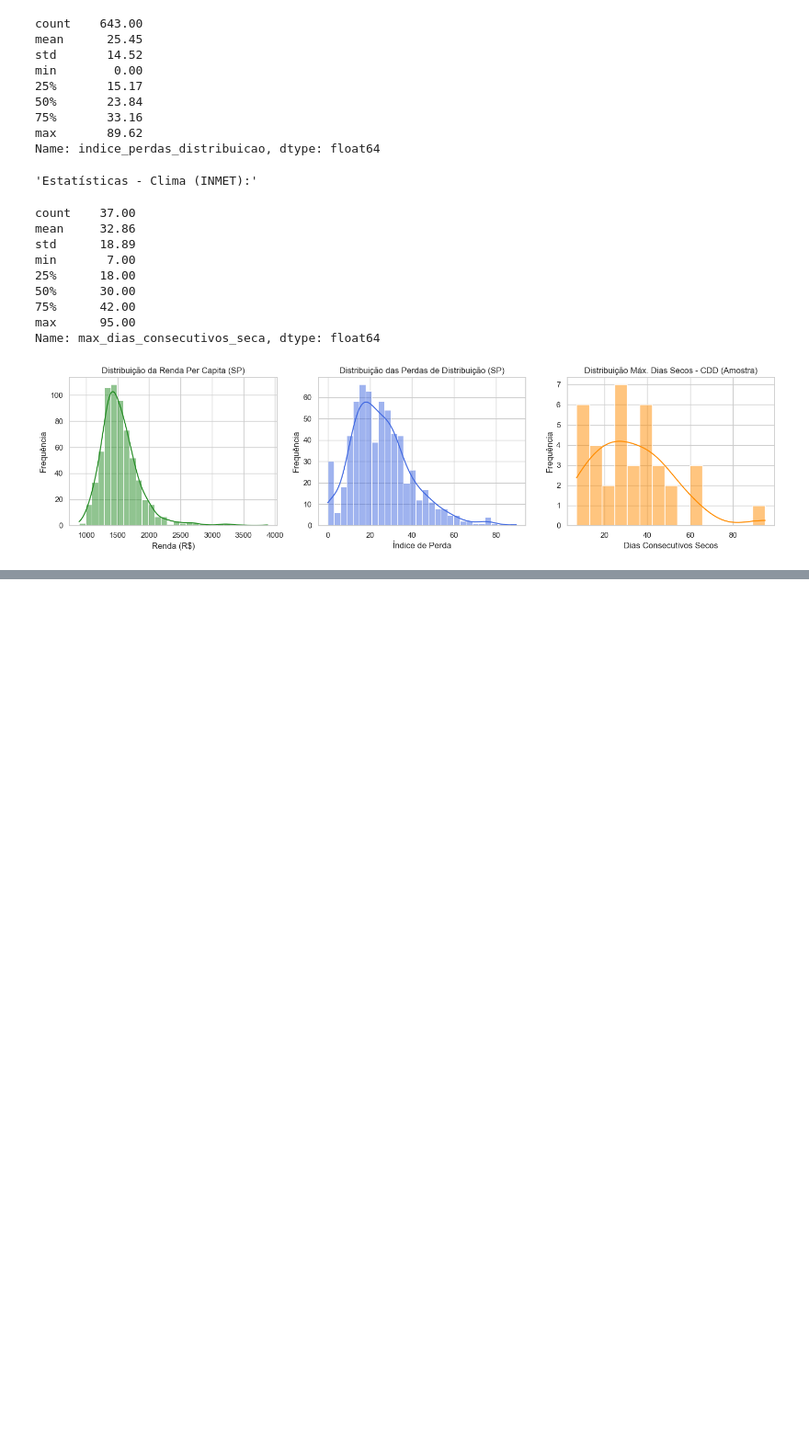
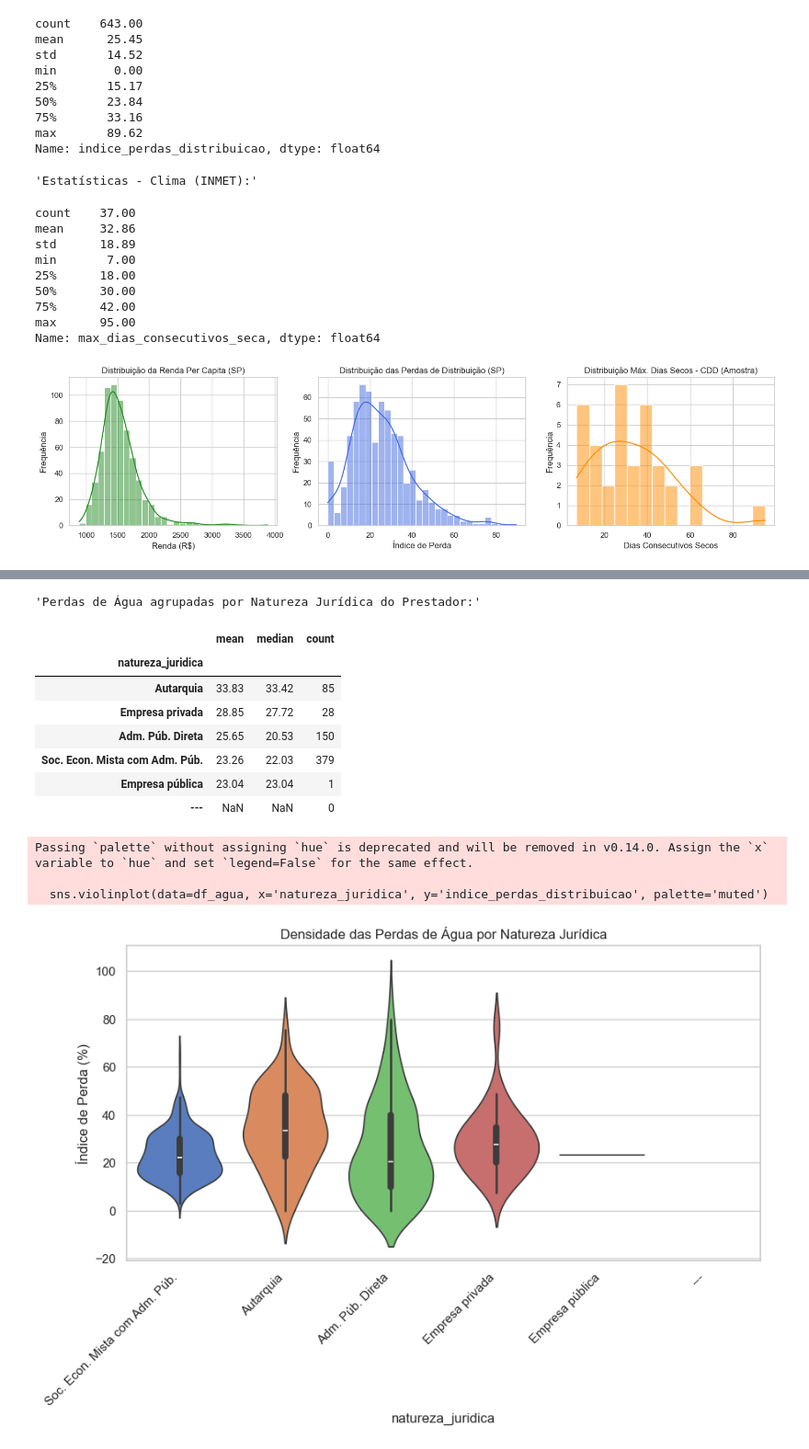
Before and after one commit to DuAlmeida995/clusterizacao-urbana, a Jupyter notebook: dados/tratamento.ipynb, the cells around one changed output, grey strips where cells are left out. Shown at 92% size. Cells and saved outputs as stored; diff of their text form; code cells hidden in the pictures; blank space fills up the shorter version.

Commit message:
feat: novos testes de analise exploratoria

```diff
--- a/dados/tratamento.ipynb
+++ b/dados/tratamento.ipynb
@@ -284,0 +335,34 @@ Name: max_dias_consecutivos_seca, dtype: float64
+# %%
+mapeamento_juridico = {
+    'Soc. Econ. Mista': 'Soc. Econ. Mista com Adm. Púb.', # Pega o valor atual e altera para o novo
+    'Administração pública direta': 'Adm. Púb. Direta'
+}
+
+df_agua['natureza_juridica'] = df_agua['natureza_juridica'].replace(mapeamento_juridico)
+# %%
+
+# Analisando a perda média de água pelo tipo de Natureza Jurídica do prestador
+agrupamento_juridico = df_agua.groupby('natureza_juridica')['indice_perdas_distribuicao'].agg(['mean', 'median', 'count']).sort_values(by='mean', ascending=False)
+display("Perdas de Água agrupadas por Natureza Jurídica do Prestador:", agrupamento_juridico.round(2))
+
+# Gráfico de violino (Boxplot mais avançado que mostra a densidade)
+plt.figure(figsize=(10, 5))
+sns.violinplot(data=df_agua, x='natureza_juridica', y='indice_perdas_distribuicao', palette='muted')
+plt.title('Densidade das Perdas de Água por Natureza Jurídica')
+plt.xticks(rotation=45, ha='right')
+plt.ylabel('Índice de Perda (%)')
+plt.show()
+# %% [output]
+'Perdas de Água agrupadas por Natureza Jurídica do Prestador:'
+|  | mean | median | count |
+| natureza_juridica |  |  |  |
+| Autarquia | 33.83 | 33.42 | 85 |
+| Empresa privada | 28.85 | 27.72 | 28 |
+| Adm. Púb. Direta | 25.65 | 20.53 | 150 |
+| Soc. Econ. Mista com Adm. Púb. | 23.26 | 22.03 | 379 |
+| Empresa pública | 23.04 | 23.04 | 1 |
+| --- | NaN | NaN | 0 |
+Passing `palette` without assigning `hue` is deprecated and will be removed in v0.14.0. Assign the `x` variable to `hue` and set `legend=False` for the same effect.
+
+  sns.violinplot(data=df_agua, x='natureza_juridica', y='indice_perdas_distribuicao', palette='muted')
+[figure, added]
```
Also changed, not shown: parts of 7 cells of this notebook.
